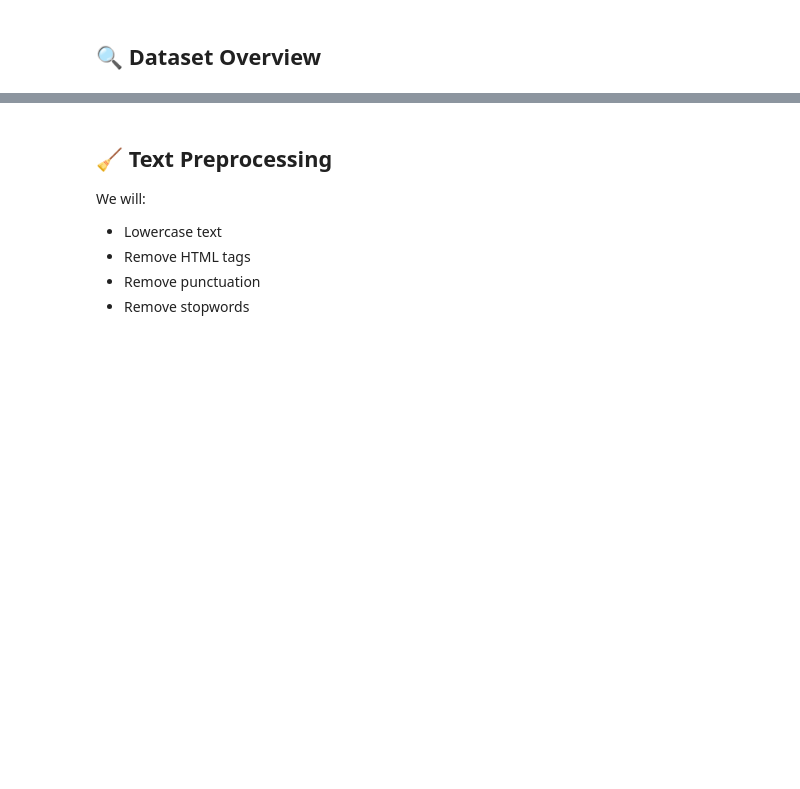
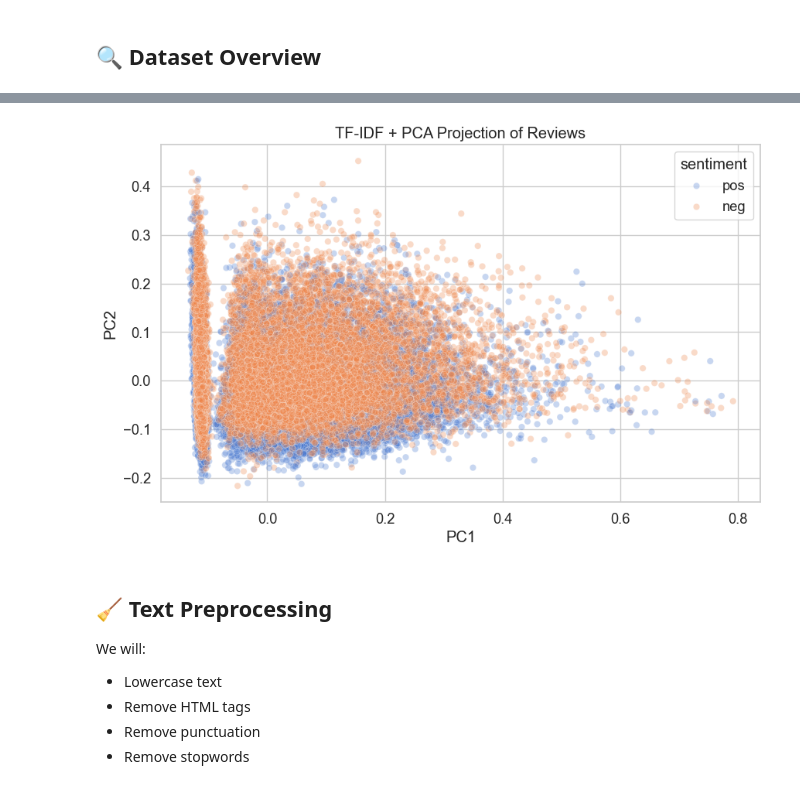
Before and after one commit to ravina029/Text_Classification_Project, a Jupyter notebook: notebooks/01_EDA_IMDB copy.ipynb, the cells around one changed output, grey strips where cells are left out. Cells and saved outputs as stored; diff of their text form; code cells hidden in the pictures; blank space fills up the shorter version.

```diff
--- a/notebooks/01_EDA_IMDB copy.ipynb
+++ b/notebooks/01_EDA_IMDB copy.ipynb
@@ -115,3 +293,25 @@ Name: count, dtype: int64
+# %%
+# =============================
+# 9. Embedding Visualization (TF-IDF + PCA)
+# =============================
+
+from sklearn.decomposition import PCA
+
+tfidf = TfidfVectorizer(max_features=5000, stop_words="english")
+X_tfidf = tfidf.fit_transform(df["review"])
+
+pca = PCA(n_components=2, random_state=42)
+X_pca = pca.fit_transform(X_tfidf.toarray())
+
+df_plot = pd.DataFrame(X_pca, columns=["PC1", "PC2"])
+df_plot["sentiment"] = df["sentiment"]
+
+plt.figure(figsize=(10,6))
+sns.scatterplot(data=df_plot, x="PC1", y="PC2", hue="sentiment", alpha=0.3)
+plt.title("TF-IDF + PCA Projection of Reviews")
+plt.show()
+# %% [output]
+[figure, added]
 # %% [markdown]
 ## 🧹 Text Preprocessing
 
```
Also changed, not shown: parts of 9 cells of this notebook.
